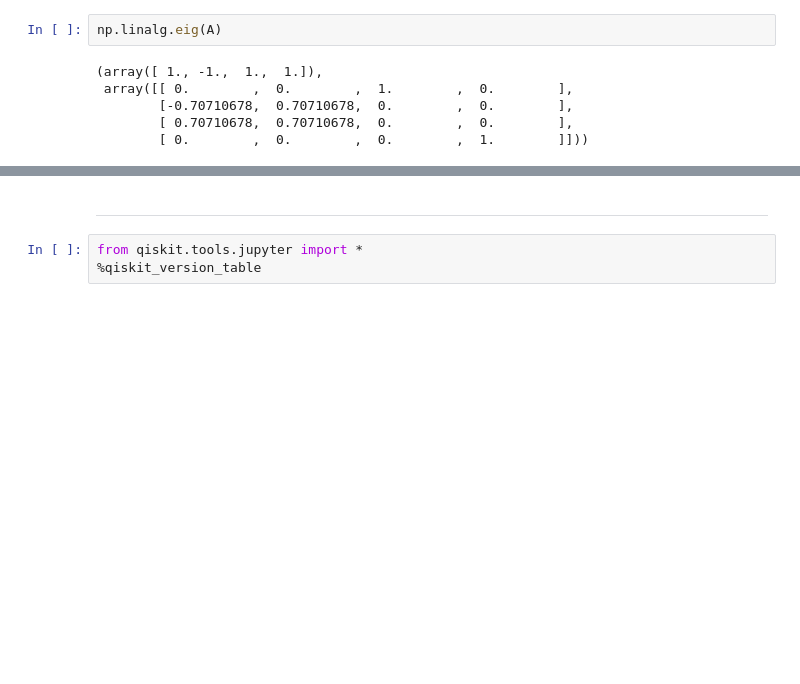
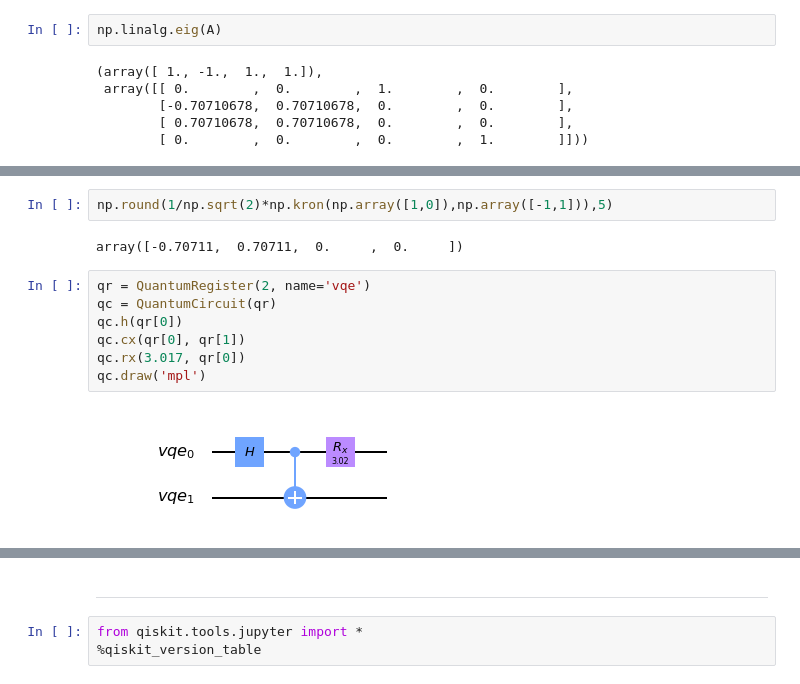
Before and after one commit to nahumsa/QOSF, a Jupyter notebook: Task 4.ipynb, the cells around one changed output, grey strips where cells are left out. Saved outputs shown, nothing was run; the diff lists cells and outputs as text; blank space fills up the shorter version.

```diff
--- a/Task 4.ipynb
+++ b/Task 4.ipynb
@@ -375,0 +360,13 @@ np.linalg.eig(A)
+# %%
+np.round(1/np.sqrt(2)*np.kron(np.array([1,0]),np.array([-1,1])),5)
+# %% [output]
+array([-0.70711,  0.70711,  0.     ,  0.     ])
+# %%
+qr = QuantumRegister(2, name='vqe')
+qc = QuantumCircuit(qr)
+qc.h(qr[0])
+qc.cx(qr[0], qr[1])
+qc.rx(3.017, qr[0])
+qc.draw('mpl')
+# %% [output]
+[figure, added]
```
Also changed, not shown: parts of 17 cells of this notebook.
